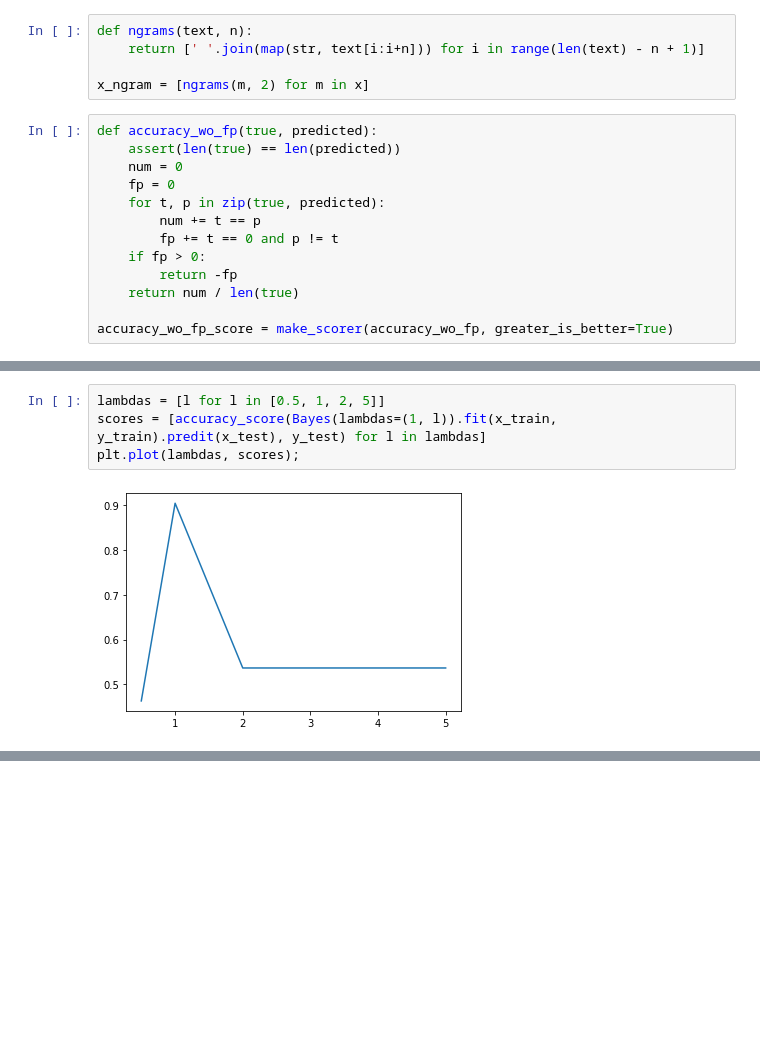
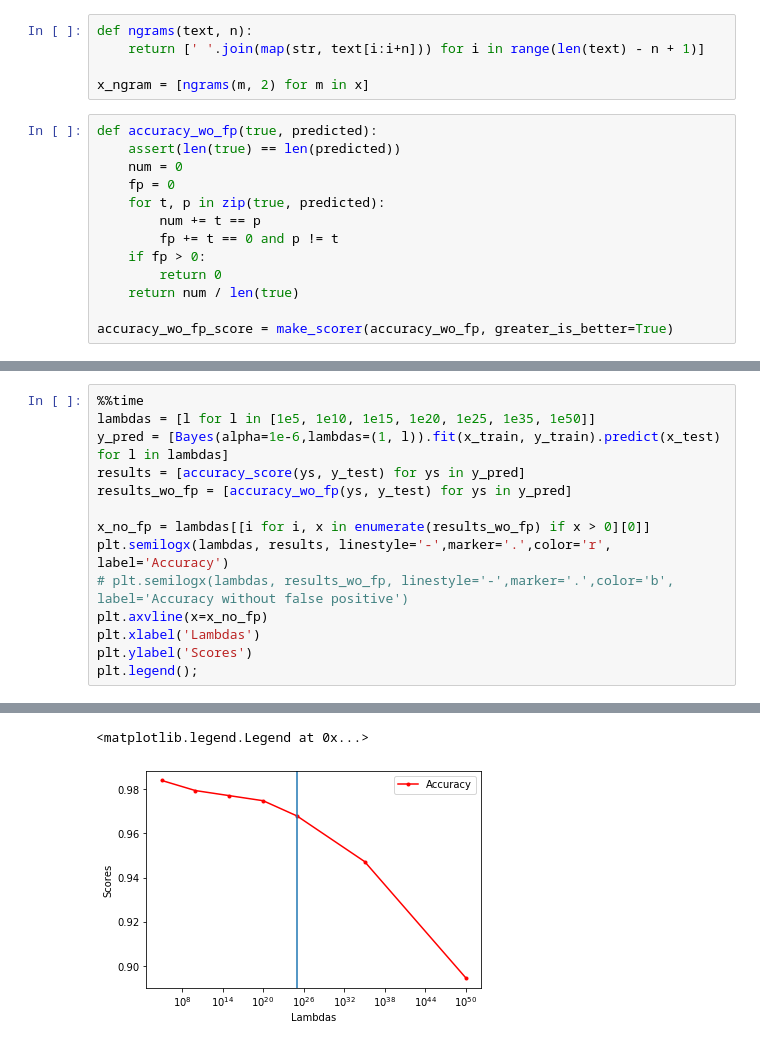
Before and after one commit to naumovdk/ml-course, a Jupyter notebook: bayes/Наумов Дмитрий Кириллович bayes.ipynb, the cells around one changed output, grey strips where cells are left out. Drawn from its saved outputs; the diff is of its cells as text; blank space fills up the shorter version.

Commit message:
Bayes completed

```diff
--- a/bayes/Наумов Дмитрий Кириллович bayes.ipynb
+++ b/bayes/Наумов Дмитрий Кириллович bayes.ipynb
@@ -97,7 +101,7 @@ def accuracy_wo_fp(true, predicted):
         num += t == p
         fp += t == 0 and p != t
     if fp > 0:
-        return -fp
+        return 0
     return num / len(true)
 
 accuracy_wo_fp_score = make_scorer(accuracy_wo_fp, greater_is_better=True)
@@ -151,6 +147,15 @@ plt.plot(fpr, tpr);
-# %%
-lambdas = [l for l in [0.5, 1, 2, 5]]
-scores = [accuracy_score(Bayes(lambdas=(1, l)).fit(x_train, y_train).predit(x_test), y_test) for l in lambdas]
-plt.plot(lambdas, scores);
-# %% [output]
-[figure, removed]
+# %%
+%%time
+lambdas = [l for l in [1e5, 1e10, 1e15, 1e20, 1e25, 1e35, 1e50]]
+y_pred = [Bayes(alpha=1e-6,lambdas=(1, l)).fit(x_train, y_train).predict(x_test) for l in lambdas]
+results = [accuracy_score(ys, y_test) for ys in y_pred]
+results_wo_fp = [accuracy_wo_fp(ys, y_test) for ys in y_pred]
+
+x_no_fp = lambdas[[i for i, x in enumerate(results_wo_fp) if x > 0][0]]
+plt.semilogx(lambdas, results, linestyle='-',marker='.',color='r', label='Accuracy')
+# plt.semilogx(lambdas, results_wo_fp, linestyle='-',marker='.',color='b', label='Accuracy without false positive')
+plt.axvline(x=x_no_fp)
+plt.xlabel('Lambdas')
+plt.ylabel('Scores')
+plt.legend();
+# %% [output]
@@ -156,0 +163,2 @@ plt.plot(lambdas, scores);
+<matplotlib.legend.Legend at 0x...>
+[figure, added]
```
Also changed, not shown: parts of 7 cells of this notebook.
